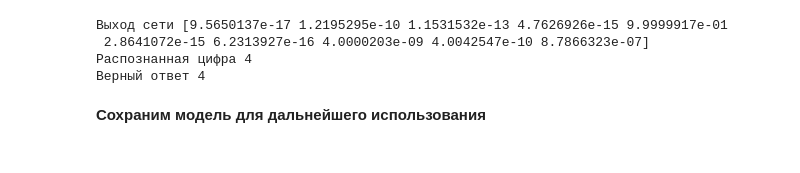
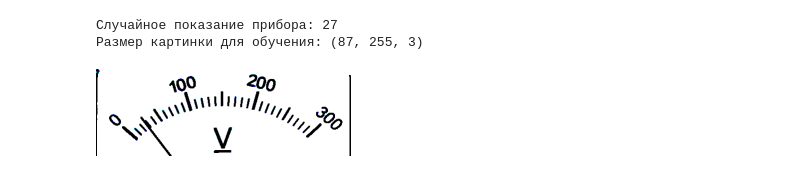
Before and after one commit to serg-kas/A-G-I-demo, a Jupyter notebook: A_G_I_CNN_model_train.ipynb, the cells around one changed output. Cells and saved outputs as stored; diff of their text form; code cells hidden in the pictures.

```diff
--- a/A_G_I_CNN_model_train.ipynb
+++ b/A_G_I_CNN_model_train.ipynb
@@ -49,21 +38,0 @@ model-CNN.h5
-# %%
-# Загружаем MINST
-(x_train, y_train), (x_test, y_test) = mnist.load_data()
-
-#Смотрим форму данных
-print(x_train.shape)
-print(y_train.shape)
-
-#Выводим на экран пример картинок
-fig, axs = plt.subplots(1, 10, figsize=(25,3)) #будет 10 графиков по числу классов от 0 до 9
-
-for i in range(10):
-  label_indexes = np.where(y_train == i)[0]
-  #print(np.where(y_train == i))
-  #print(label_indexes)
-  index = random.choice(label_indexes) #случайный индекс из списка
-  #print(index)
-  img = x_train[index] #изображение по индексу
-  axs[i].imshow(Image.fromarray(img), cmap='gray')
-
-plt.show()
@@ -186,17 +39,22 @@ Epoch 15/15
-# %%
-#Проверим распознавание на произвольном примере из тестовой выборки
-n = 1111
-
-prediction = model.predict(x_test)
-
-#напечатаем результаты
-print('Выход сети', prediction[n])
-print('Распознанная цифра', np.argmax(prediction[n]))
-print('Верный ответ', np.argmax(y_test[n]))
-# %% [output]
-Выход сети [9.5650137e-17 1.2195295e-10 1.1531532e-13 4.7626926e-15 9.9999917e-01
- 2.8641072e-15 6.2313927e-16 4.0000203e-09 4.0042547e-10 8.7866323e-07]
-Распознанная цифра 4
-Верный ответ 4
-# %% [markdown]
-**Сохраним модель для дальнейшего использования**
+# %%
+    # Подготовим изображение прибора (резайз и пр.)
+    u.gauge_img_preparing()
+    assert 'Voltmeter-Blank.jpg' in os.listdir('.')
+
+    # Загружаем изображение прибора без стрелки
+    img = cv.imread('Voltmeter-Blank.jpg')
+    # Подготавливаем данные положения стрелки прибора
+    # L - длинна стрелки
+    # angle_0, angle_1  - углы крайних положений стрелки
+    L, angle_0, angle_1 = u.gauge_needle_preparing(img)
+
+    # Получаем случайное показание прибора
+    img_example, r = u.get_random_measurement(img, L, angle_0, angle_1)
+    print('Случайное показание прибора: {}'.format(int(300 * (1 - r))))
+    print('Размер картинки для обучения: {}'.format(img_example.shape))
+
+    cv2_imshow(img_example)
+# %% [output]
+Случайное показание прибора: 27
+Размер картинки для обучения: (87, 255, 3)
+[figure, added]
```
Also changed, not shown: parts of 19 cells of this notebook.
